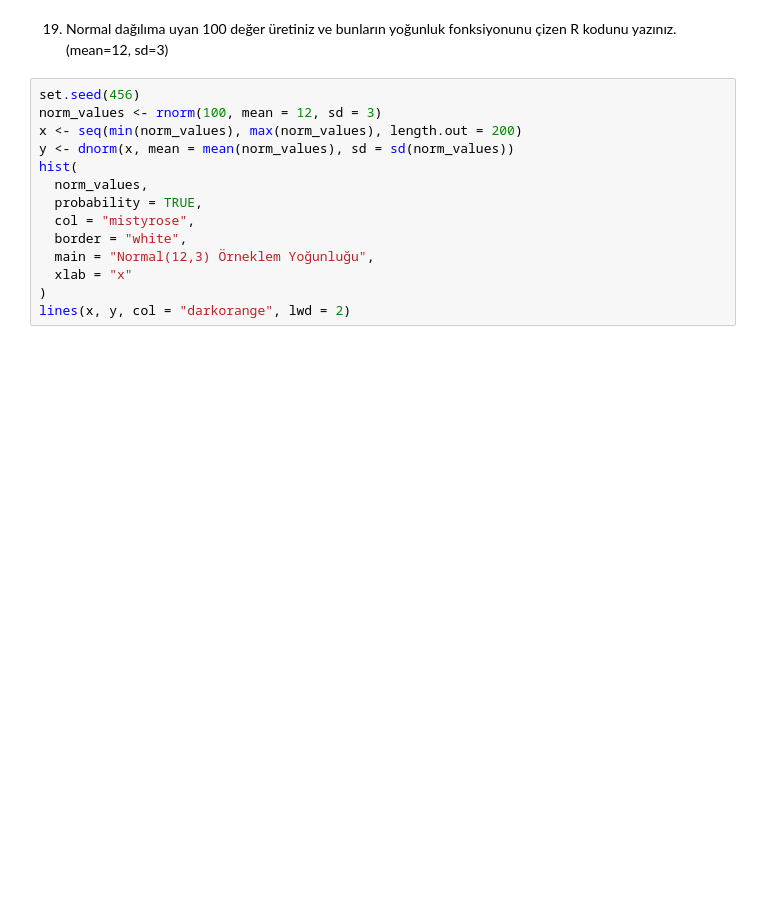
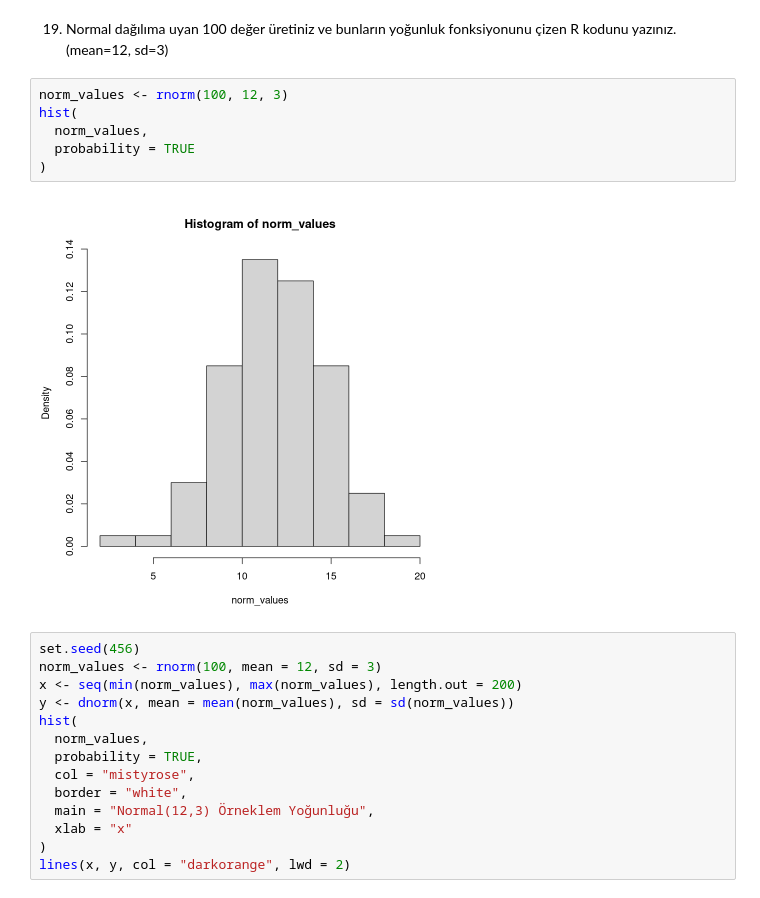
Before and after one commit to mertssmnoglu/R, a Jupyter notebook: uygulamali_istatistik_2025-2026/_sinav_benzeri_sorular/solutions/vize_cozumler_2.ipynb, the cells around one changed output. Drawn from its saved outputs; the diff is of its cells as text; blank space fills up the shorter version.

```diff
--- a/uygulamali_istatistik_2025-2026/_sinav_benzeri_sorular/solutions/vize_cozumler_2.ipynb
+++ b/uygulamali_istatistik_2025-2026/_sinav_benzeri_sorular/solutions/vize_cozumler_2.ipynb
@@ -380,6 +370,14 @@ pie(
 [figure]
 # %% [markdown]
 19. Normal dağılıma uyan 100 değer üretiniz ve bunların yoğunluk fonksiyonunu çizen R kodunu yazınız. (mean=12, sd=3)
+# %%
+norm_values <- rnorm(100, 12, 3)
+hist(
+  norm_values,
+  probability = TRUE
+)
+# %% [output]
+[figure, added]
 # %%
 set.seed(456)
 norm_values <- rnorm(100, mean = 12, sd = 3)
```
Also changed, not shown: parts of 6 cells of this notebook.
